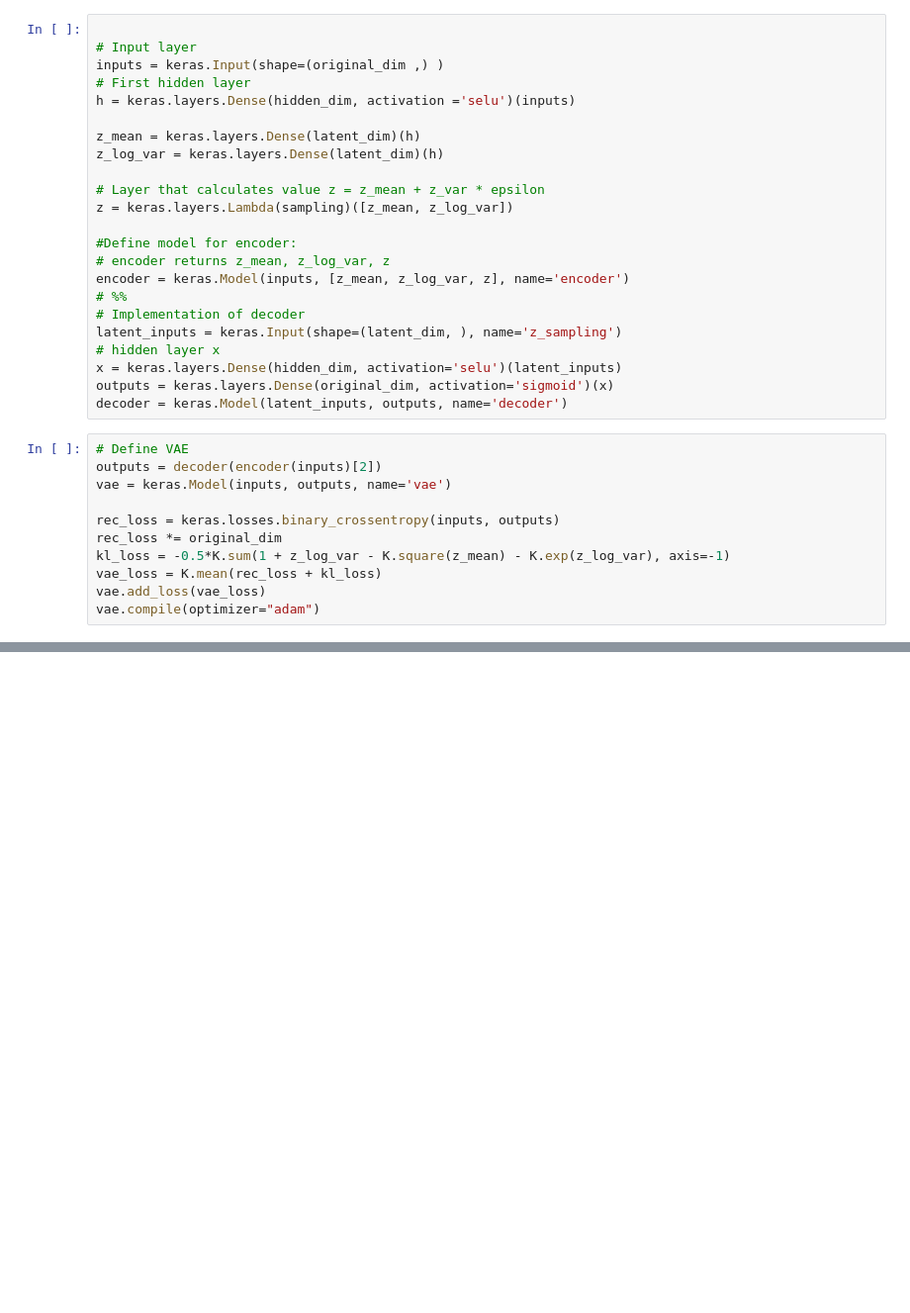
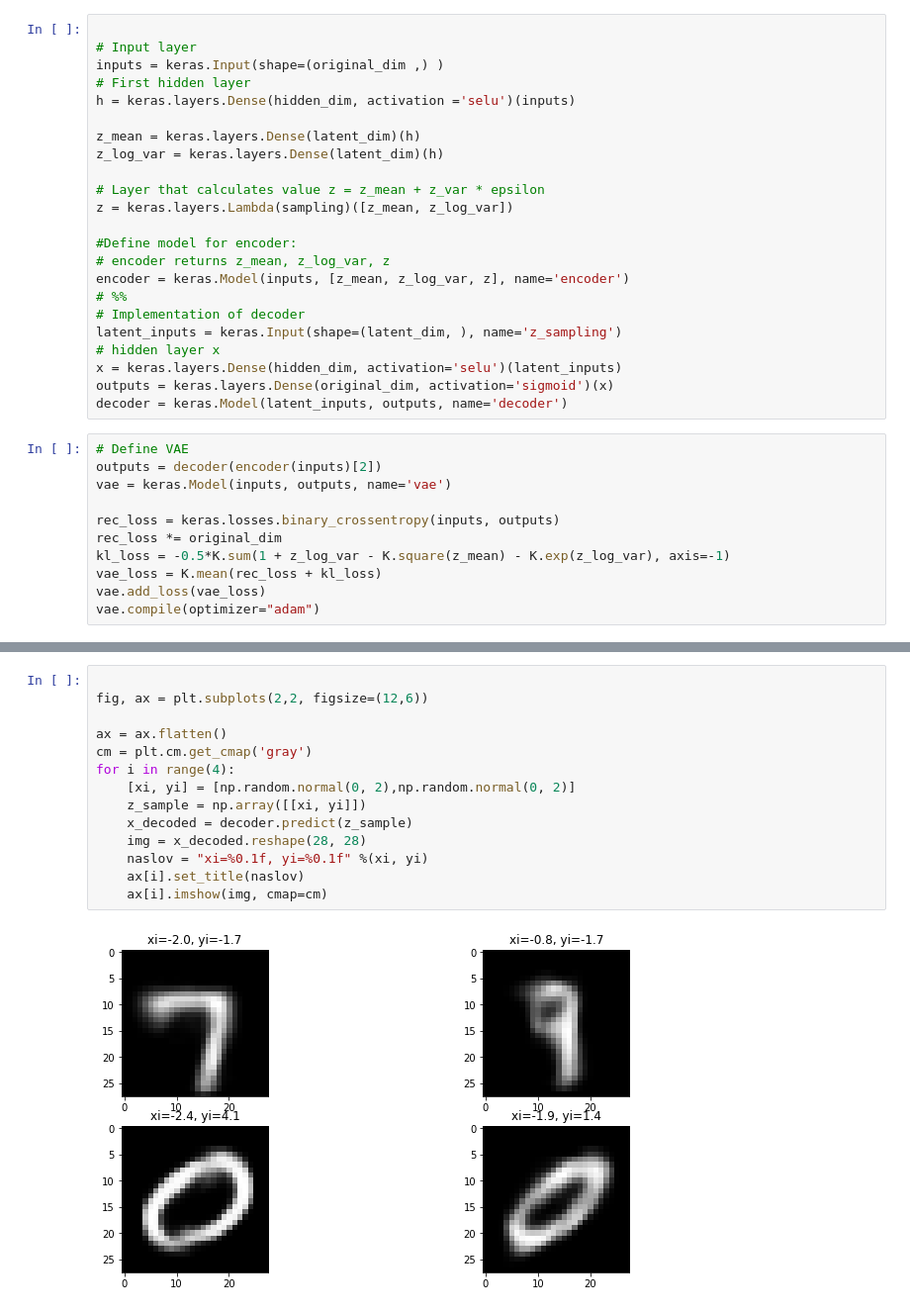
Before and after one commit to alozar-si/ml-naloga-7, a Jupyter notebook: example-1_MNIST.ipynb, the cells around one changed output, grey strips where cells are left out. Shown: that part at 99% size. Saved outputs shown, nothing was run; the diff lists cells and outputs as text; blank space fills up the shorter version.

```diff
--- a/example-1_MNIST.ipynb
+++ b/example-1_MNIST.ipynb
@@ -79,0 +99,16 @@ Elapsed time =  33.52635335922241
+# %%
+
+fig, ax = plt.subplots(2,2, figsize=(12,6))
+
+ax = ax.flatten()
+cm = plt.cm.get_cmap('gray')
+for i in range(4):
+    [xi, yi] = [np.random.normal(0, 2),np.random.normal(0, 2)]
+    z_sample = np.array([[xi, yi]])
+    x_decoded = decoder.predict(z_sample)
+    img = x_decoded.reshape(28, 28)
+    naslov = "xi=%0.1f, yi=%0.1f" %(xi, yi)
+    ax[i].set_title(naslov)
+    ax[i].imshow(img, cmap=cm)
+# %% [output]
+[figure, added]
```
Also changed, not shown: parts of 5 cells of this notebook.
